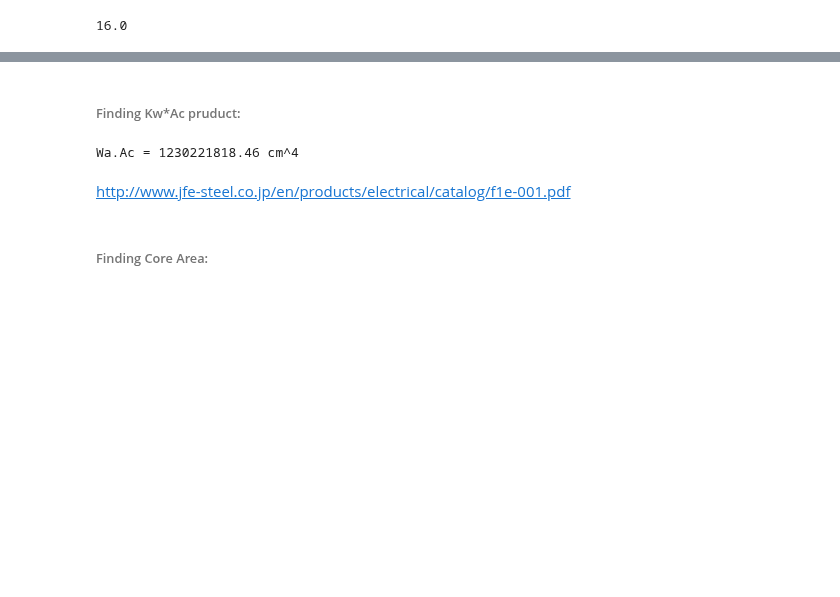
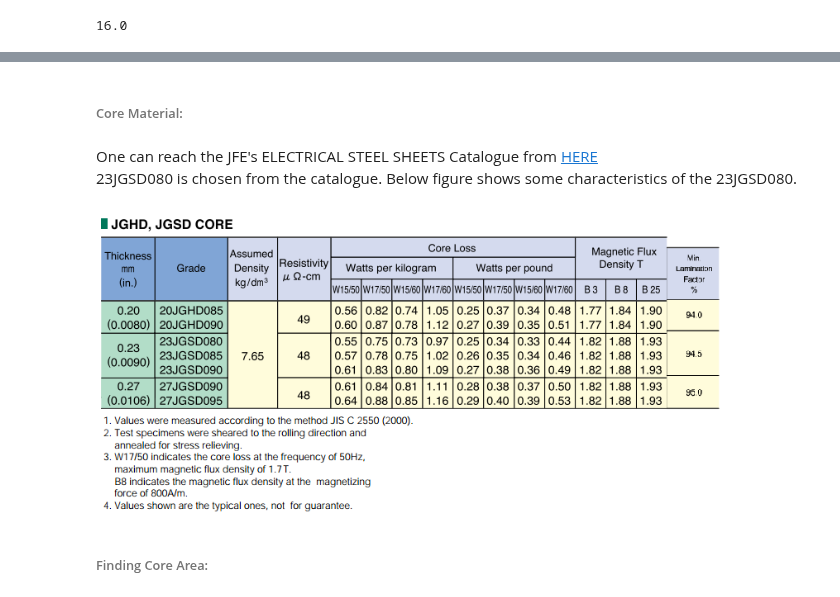
Before and after one commit to odtu/EE564, a Jupyter notebook: HVDC/LutfiBoyaci/deneme.ipynb, the cells around one changed output, grey strips where cells are left out. Drawn from its saved outputs; the diff is of its cells as text; code cells hidden in the pictures; blank space fills up the shorter version.

Commit message:
Added files via upload
şekilsel düzenlemeler yapıldı, catalog resmi eklendi. fazlalıklar çıkarıldı

```diff
--- a/HVDC/LutfiBoyaci/deneme.ipynb
+++ b/HVDC/LutfiBoyaci/deneme.ipynb
@@ -93,17 +82,0 @@ print (primary_no_of_conductor)
-# %% [markdown]
-###### Finding Kw*Ac pruduct:
-# %%
-B=1.7
-f=500 #frequency in Hz
-Aw= A2/100 #wire area in cm^2
-K=0.35 #windig factor-half side only
-E= 300000 #Volts
-#E=4.44*B*Ac*N*f*1e-08
-#Ac=E*1e+8/(4.44*B*f*N)
-#K=N*Aw/Wa #Wa:window area in cm^2
-#N=K*Wa/Aw
-#Ac=K*Wa*Ac/(Aw*N)
-(WaAc)=E*Aw*1e+8/(4.44*B*f*K) #Wa.Ac in cm^4
-print 'Wa.Ac =', (WaAc) ,'cm^4'
-# %% [output]
-Wa.Ac = 1230221818.46 cm^4
@@ -113,5 +83,13 @@ Wa.Ac = 1230221818.46 cm^4
+# %% [markdown]
+###### Core Material:
 # %% [markdown]
-http://www.jfe-steel.co.jp/en/products/electrical/catalog/f1e-001.pdf
+One can reach the JFE's ELECTRICAL STEEL SHEETS Catalogue from [HERE](http://www.jfe-steel.co.jp/en/products/electrical/catalog/f1e-001.pdf)
+23JGSD080 is chosen from the catalogue. Below figure shows some characteristics of the 23JGSD080.
+# %%
+from IPython.display import Image
+Image(filename='core_material.png')
+# %% [output]
+[figure, added]
 # %% [markdown]
 ###### Finding Core Area:
 # %%
```
Also changed, not shown: parts of 26 cells of this notebook.
